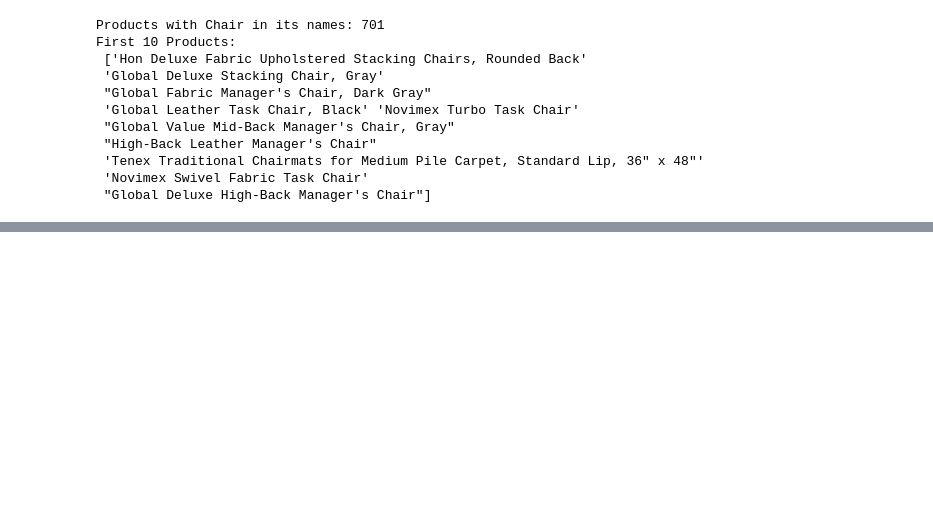
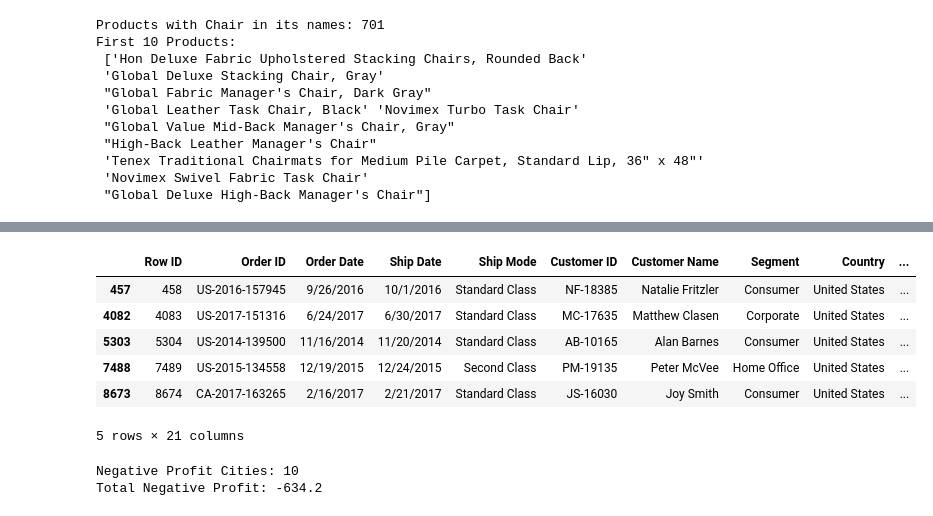
Before and after one commit to alvaro-collantes/data-analytics-study, a Jupyter notebook: week-02-filters/week-02-exploration.ipynb, the cells around one changed output, grey strips where cells are left out. Drawn from its saved outputs; the diff is of its cells as text; code cells hidden in the pictures; blank space fills up the shorter version.

```diff
--- a/week-02-filters/week-02-exploration.ipynb
+++ b/week-02-filters/week-02-exploration.ipynb
@@ -311,0 +406,15 @@ First 10 Products:
+# %%
+neg_profit_cities = df[(df['City'].isin(['Orem','Decatur','Dover'])) & (df['Profit']<0)]
+display(neg_profit_cities.head())
+print(f"Negative Profit Cities: {len(neg_profit_cities)}")
+print(f"Total Negative Profit: {neg_profit_cities['Profit'].sum().round(2)}")
+# %% [output]
+|  | Row ID | Order ID | Order Date | Ship Date | Ship Mode | Customer ID | Customer Name | Segment | Country | ... |
+| 457 | 458 | US-2016-157945 | 9/26/2016 | 10/1/2016 | Standard Class | NF-18385 | Natalie Fritzler | Consumer | United States | ... |
+| 4082 | 4083 | US-2017-151316 | 6/24/2017 | 6/30/2017 | Standard Class | MC-17635 | Matthew Clasen | Corporate | United States | ... |
+| 5303 | 5304 | US-2014-139500 | 11/16/2014 | 11/20/2014 | Standard Class | AB-10165 | Alan Barnes | Consumer | United States | ... |
+| 7488 | 7489 | US-2015-134558 | 12/19/2015 | 12/24/2015 | Second Class | PM-19135 | Peter McVee | Home Office | United States | ... |
+| 8673 | 8674 | CA-2017-163265 | 2/16/2017 | 2/21/2017 | Standard Class | JS-16030 | Joy Smith | Consumer | United States | ... |
+5 rows × 21 columns
+Negative Profit Cities: 10
+Total Negative Profit: -634.2
```
Also changed, not shown: parts of 9 cells of this notebook.
